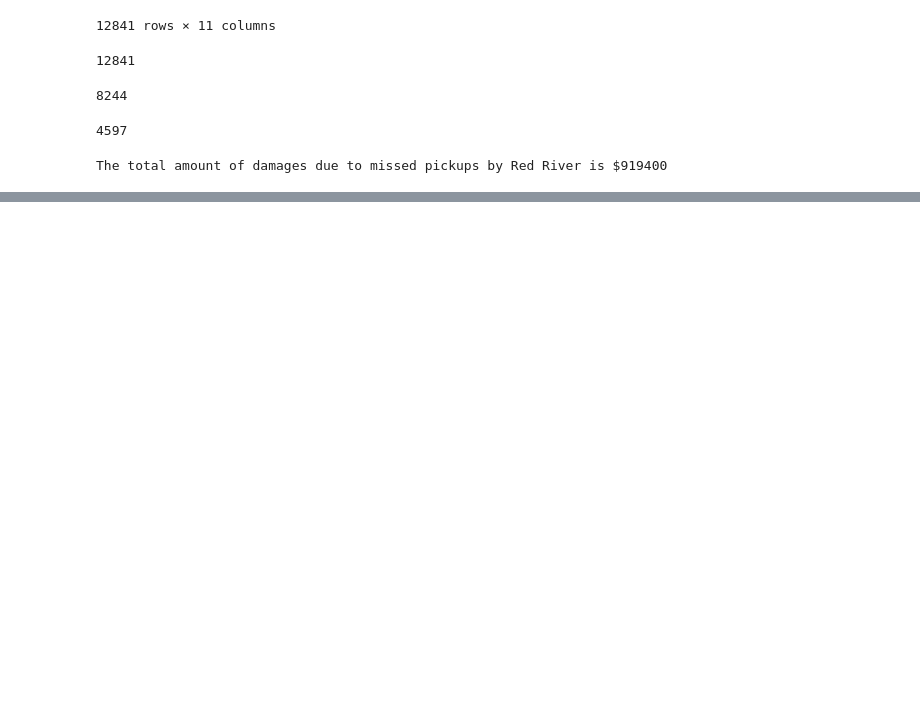
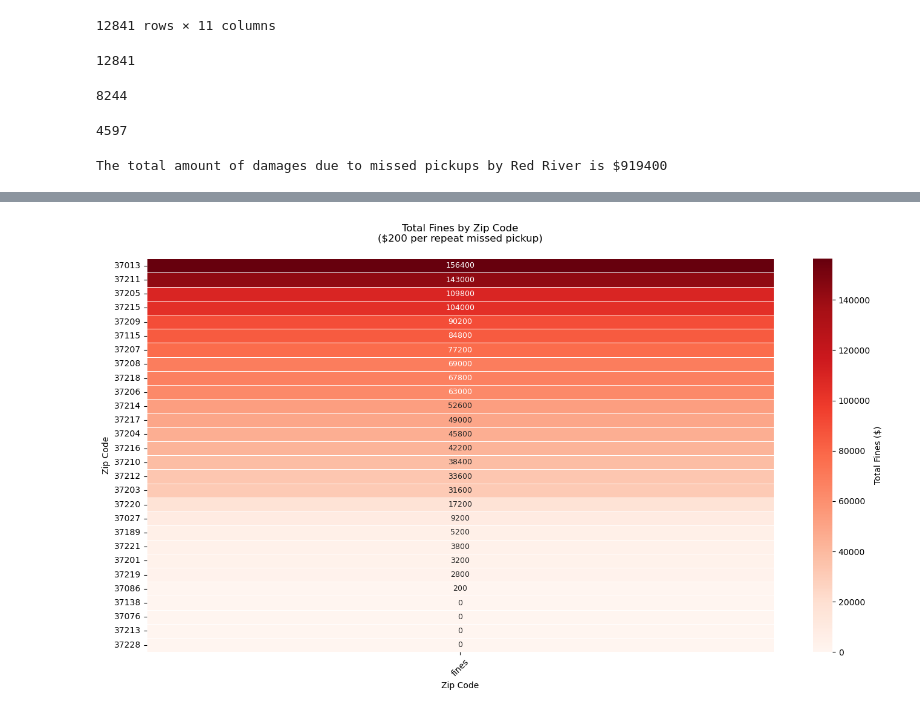
Before and after one commit to NewForce-Cohort-10-Data/trash-haulers-cache-me-outside, a Jupyter notebook: notebooks/Missed Trash Pickups.ipynb, the cells around one changed output, grey strips where cells are left out. Cells and saved outputs as stored; diff of their text form; code cells hidden in the pictures; blank space fills up the shorter version.

```diff
--- a/notebooks/Missed Trash Pickups.ipynb
+++ b/notebooks/Missed Trash Pickups.ipynb
@@ -94,0 +174,40 @@ The total amount of damages due to missed pickups by Red River is $919400
+# %%
+# Standardize addresses
+missed_pickups.loc[:, 'Incident Address'] = missed_pickups['Incident Address'].str.split(',').str[0]
+missed_pickups['Incident Address'] = missed_pickups['Incident Address'].astype(str).str.upper().str.strip()
+# filtering columns
+missed_pickups = missed_pickups.loc[:, ['Zip Code', 'Date Opened', 'Incident Address', 'Trash Hauler', 'is_missed_pickup']]
+# Cast Zip to integer
+missed_pickups.dropna(subset=['Zip Code'], inplace=True)
+missed_pickups['Zip Code'] = missed_pickups['Zip Code'].astype(int)
+# %%
+address_counts = missed_pickups.groupby(['Incident Address', 'Zip Code']).size().reset_index(name='missed_count')
+
+# Calculates fines ($200 for each miss after the first)
+address_counts['fines'] = (address_counts['missed_count'] - 1).clip(lower=0) * 200
+
+# Group fines by zip code
+fines_by_zip = address_counts.groupby('Zip Code')['fines'].sum().reset_index()
+fines_by_zip = fines_by_zip.sort_values('fines', ascending=False)
+
+# fines_by_zip
+# %%
+plt.figure(figsize=(14, 8))
+heatmap = sns.heatmap(
+    fines_by_zip.set_index('Zip Code'),
+    annot=True,
+    fmt='.0f',
+    cmap='Reds',
+    linewidths=0.5,
+    cbar_kws={'label': 'Total Fines ($)'},
+    annot_kws={'size': 9}
+)
+
+plt.title('Total Fines by Zip Code\n($200 per repeat missed pickup)', pad=20)
+plt.xlabel('Zip Code')
+plt.xticks(rotation=45)
+plt.tight_layout()
+plt.savefig('fines_by_zip.png', dpi=300, bbox_inches='tight')
+plt.show()
+# %% [output]
+[figure, added]
```
Also changed, not shown: parts of 8 cells of this notebook, 2 other files.
